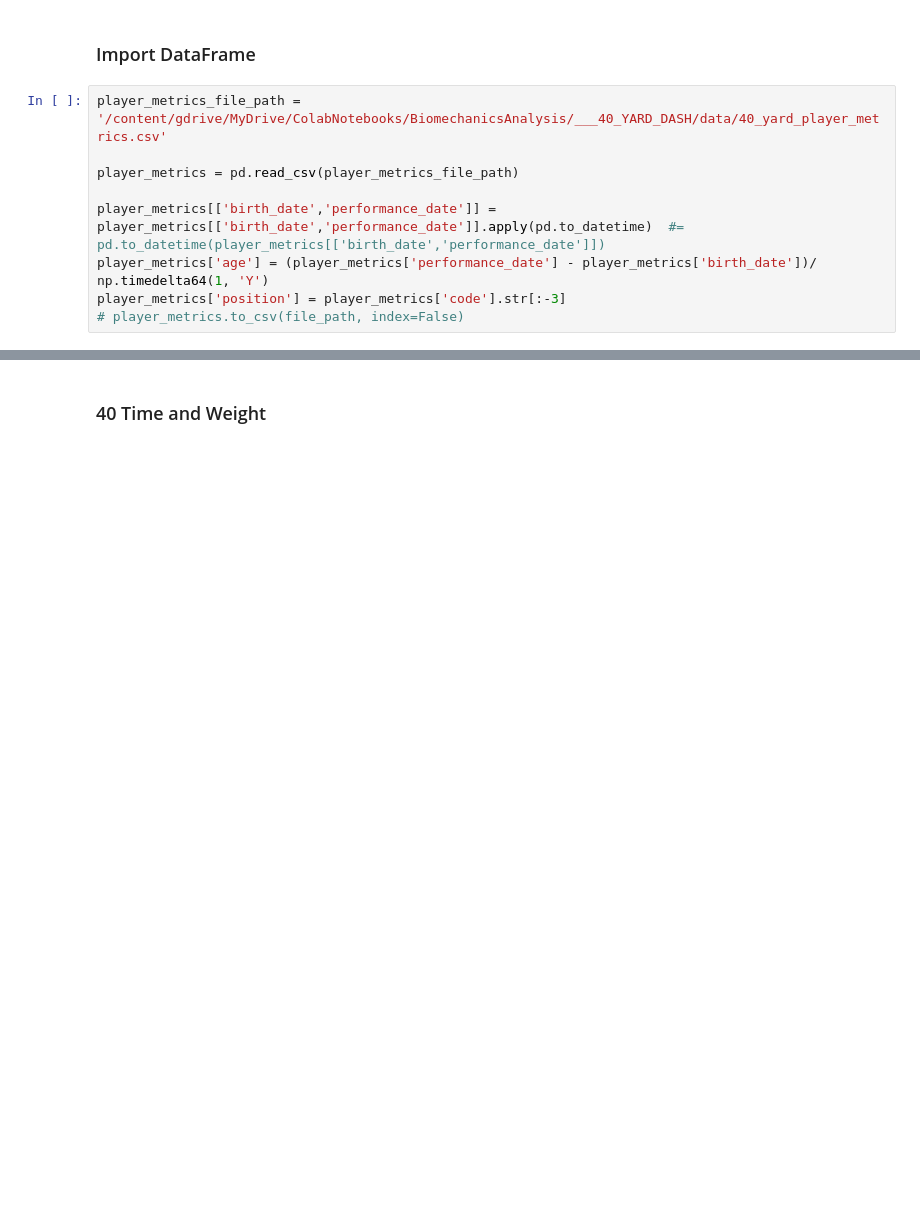
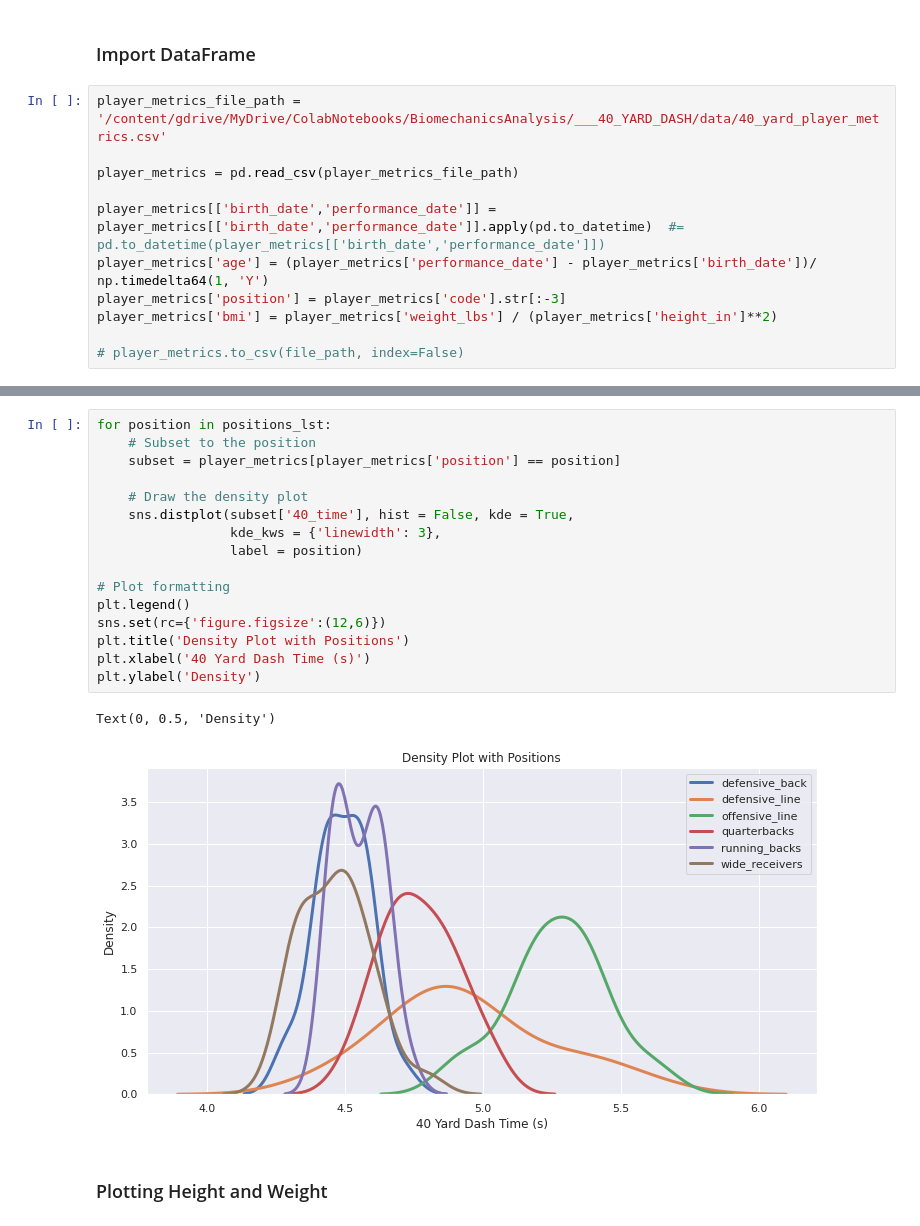
Before and after one commit to JRKagumba/2D-video-based-running-analysis, a Jupyter notebook: notebooks/__player_metrics_EDA.ipynb, the cells around one changed output, grey strips where cells are left out. Cells and saved outputs as stored; diff of their text form; blank space fills up the shorter version.

Commit message:
updated plots to seaborn

```diff
--- a/notebooks/__player_metrics_EDA.ipynb
+++ b/notebooks/__player_metrics_EDA.ipynb
@@ -36,4 +42,6 @@ player_metrics = pd.read_csv(player_metrics_file_path)
 player_metrics[['birth_date','performance_date']] = player_metrics[['birth_date','performance_date']].apply(pd.to_datetime)  #= pd.to_datetime(player_metrics[['birth_date','performance_date']])
 player_metrics['age'] = (player_metrics['performance_date'] - player_metrics['birth_date'])/ np.timedelta64(1, 'Y')
 player_metrics['position'] = player_metrics['code'].str[:-3]
+player_metrics['bmi'] = player_metrics['weight_lbs'] / (player_metrics['height_in']**2)
+
 # player_metrics.to_csv(file_path, index=False)
@@ -42,2 +55,21 @@ player_metrics[player_metrics['']]
+# %%
+for position in positions_lst:
+    # Subset to the position
+    subset = player_metrics[player_metrics['position'] == position]
+
+    # Draw the density plot
+    sns.distplot(subset['40_time'], hist = False, kde = True,
+                 kde_kws = {'linewidth': 3},
+                 label = position)
+
+# Plot formatting
+plt.legend()
+sns.set(rc={'figure.figsize':(12,6)})
+plt.title('Density Plot with Positions')
+plt.xlabel('40 Yard Dash Time (s)')
+plt.ylabel('Density')
+# %% [output]
+Text(0, 0.5, 'Density')
+[figure, added]
 # %% [markdown]
-### 40 Time and Weight
+### Plotting Height and Weight
```
Also changed, not shown: parts of 15 cells of this notebook.
